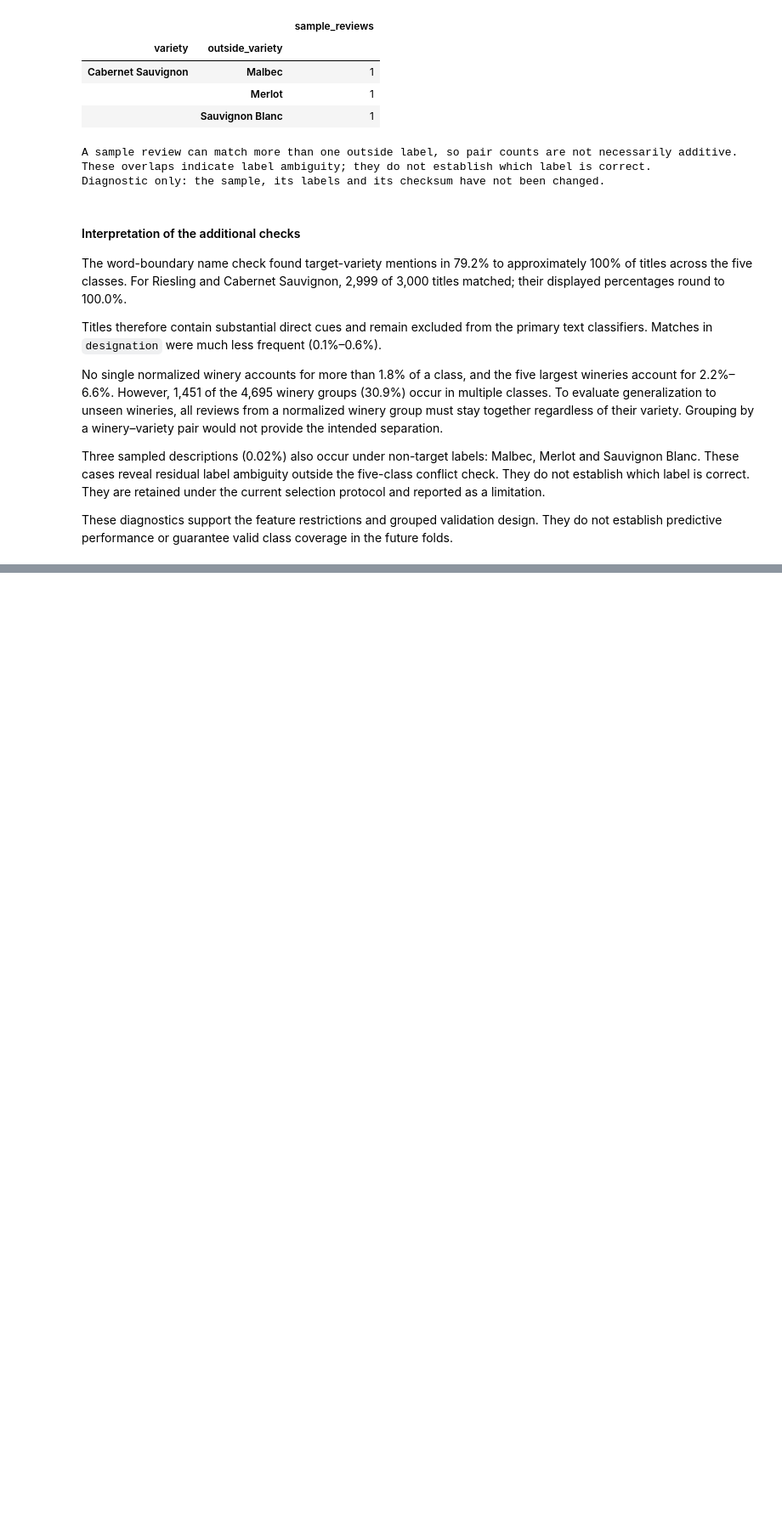
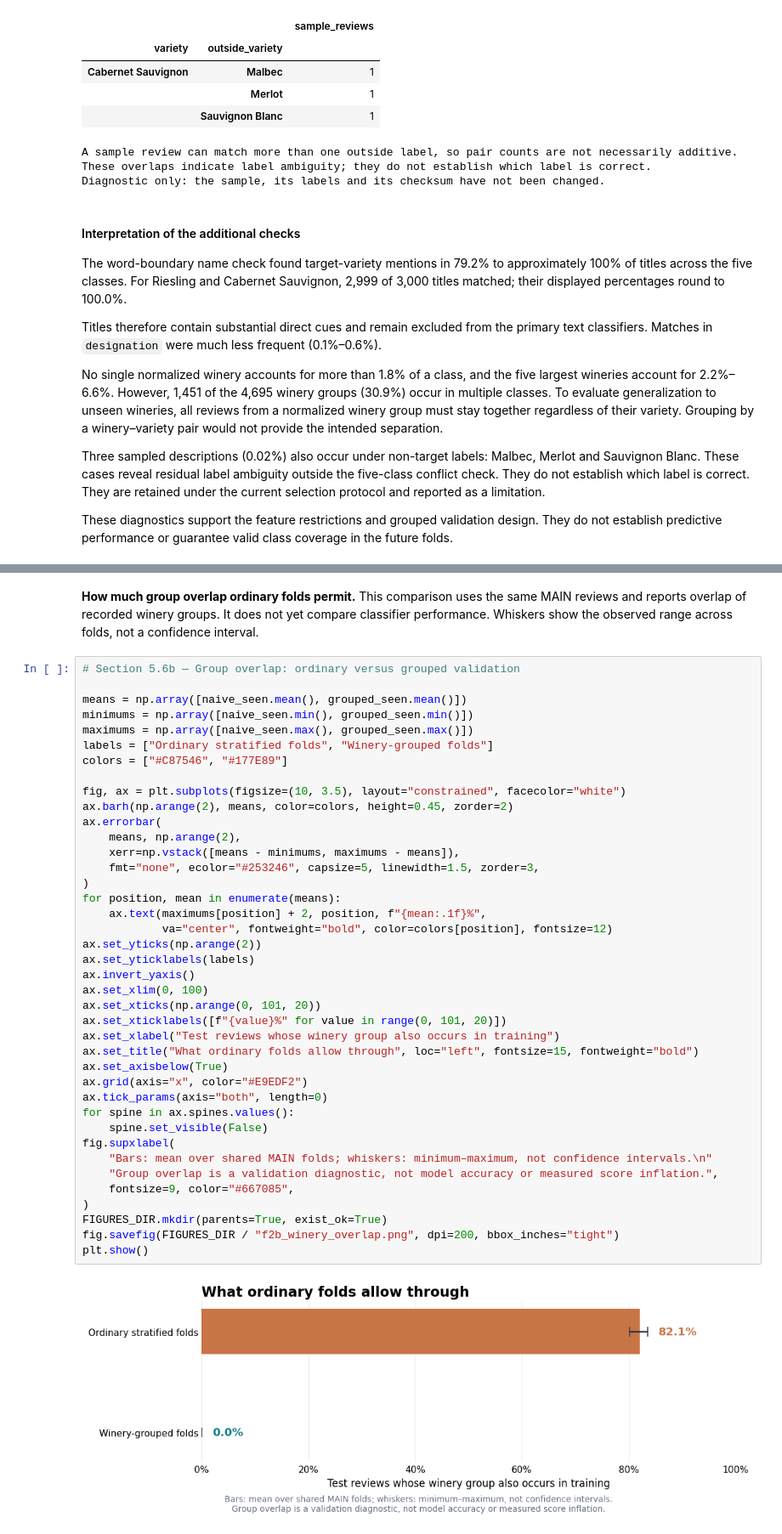
Before and after one commit to abrukhanska/dry-run, a Jupyter notebook: dry_run.ipynb, the cells around one changed output, grey strips where cells are left out. Shown at 85% size. Cells and saved outputs as stored; diff of their text form; blank space fills up the shorter version.

```diff
--- a/dry_run.ipynb
+++ b/dry_run.ipynb
@@ -2596,0 +3513,44 @@ or guarantee valid class coverage in the future folds.
+# %% [markdown]
+**How much group overlap ordinary folds permit.** This comparison uses the same MAIN reviews and reports overlap of recorded winery groups. It does not yet compare classifier performance. Whiskers show the observed range across folds, not a confidence interval.
+# %%
+# Section 5.6b — Group overlap: ordinary versus grouped validation
+
+means = np.array([naive_seen.mean(), grouped_seen.mean()])
+minimums = np.array([naive_seen.min(), grouped_seen.min()])
+maximums = np.array([naive_seen.max(), grouped_seen.max()])
+labels = ["Ordinary stratified folds", "Winery-grouped folds"]
+colors = ["#C87546", "#177E89"]
+
+fig, ax = plt.subplots(figsize=(10, 3.5), layout="constrained", facecolor="white")
+ax.barh(np.arange(2), means, color=colors, height=0.45, zorder=2)
+ax.errorbar(
+    means, np.arange(2),
+    xerr=np.vstack([means - minimums, maximums - means]),
+    fmt="none", ecolor="#253246", capsize=5, linewidth=1.5, zorder=3,
+)
+for position, mean in enumerate(means):
+    ax.text(maximums[position] + 2, position, f"{mean:.1f}%",
+            va="center", fontweight="bold", color=colors[position], fontsize=12)
+ax.set_yticks(np.arange(2))
+ax.set_yticklabels(labels)
+ax.invert_yaxis()
+ax.set_xlim(0, 100)
+ax.set_xticks(np.arange(0, 101, 20))
+ax.set_xticklabels([f"{value}%" for value in range(0, 101, 20)])
+ax.set_xlabel("Test reviews whose winery group also occurs in training")
+ax.set_title("What ordinary folds allow through", loc="left", fontsize=15, fontweight="bold")
+ax.set_axisbelow(True)
+ax.grid(axis="x", color="#E9EDF2")
+ax.tick_params(axis="both", length=0)
+for spine in ax.spines.values():
+    spine.set_visible(False)
+fig.supxlabel(
+    "Bars: mean over shared MAIN folds; whiskers: minimum–maximum, not confidence intervals.\n"
+    "Group overlap is a validation diagnostic, not model accuracy or measured score inflation.",
+    fontsize=9, color="#667085",
+)
+FIGURES_DIR.mkdir(parents=True, exist_ok=True)
+fig.savefig(FIGURES_DIR / "f2b_winery_overlap.png", dpi=200, bbox_inches="tight")
+plt.show()
+# %% [output]
+[figure, added]
```
Also changed, not shown: parts of 49 cells of this notebook, 13 other files.
